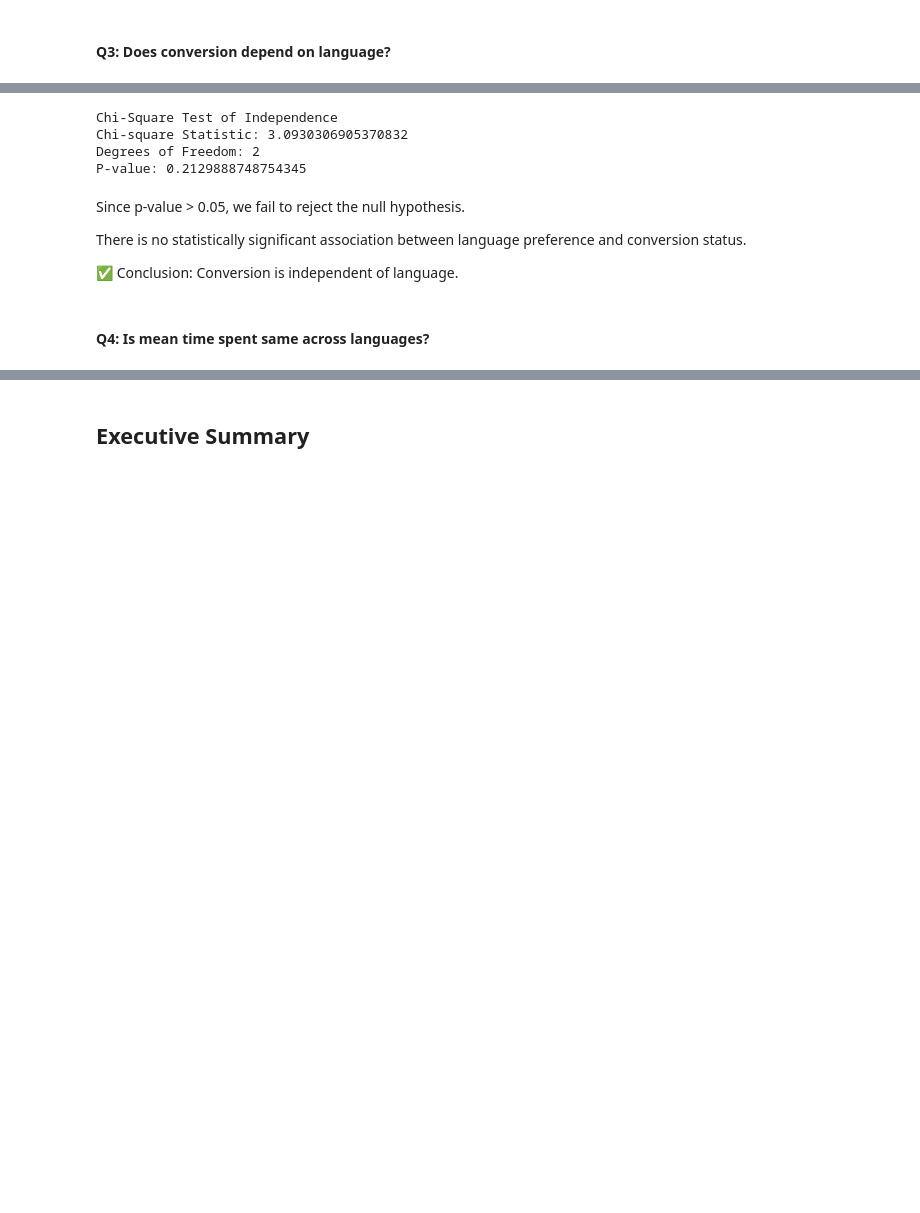
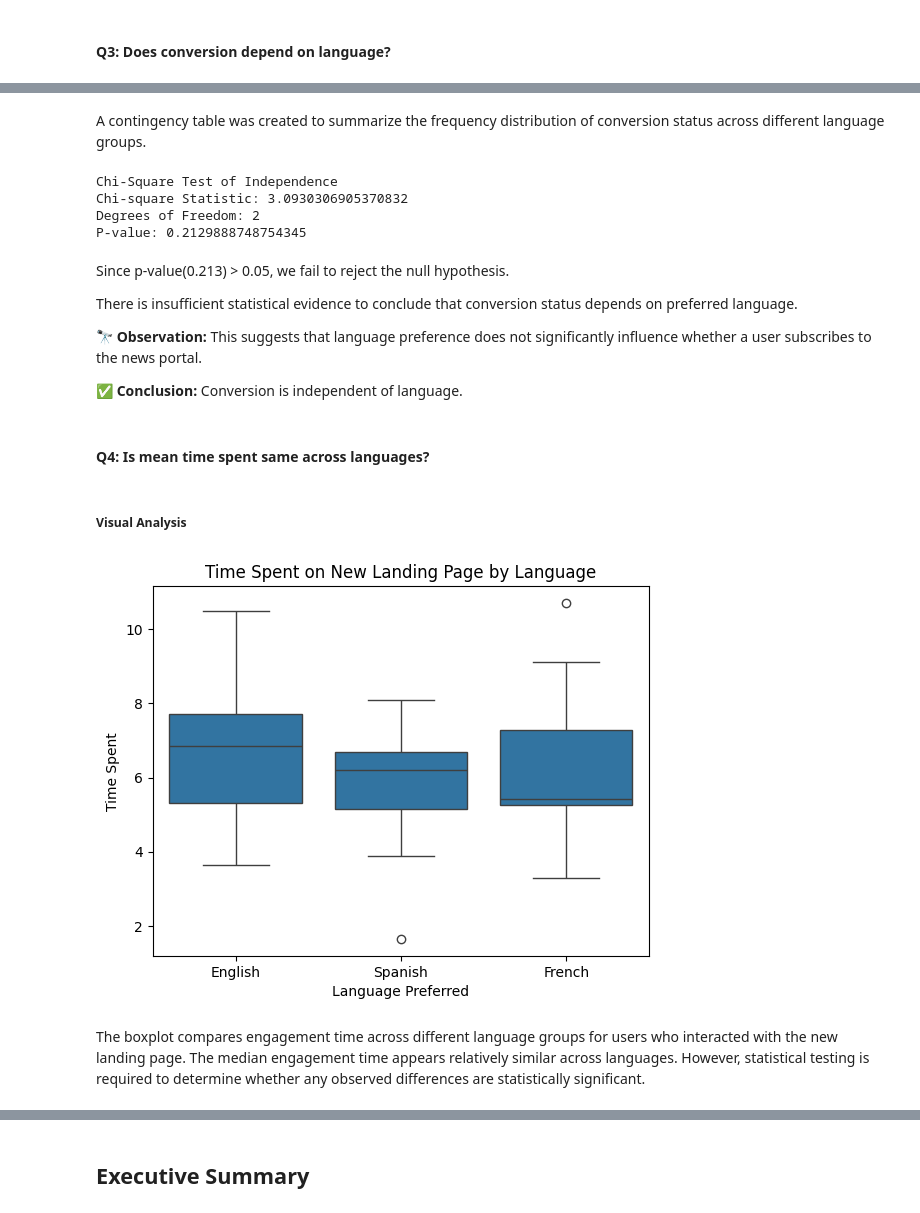
Before and after one commit to gs24/AIML, a Jupyter notebook: statistics/final project/solution.ipynb, the cells around one changed output, grey strips where cells are left out. Drawn from its saved outputs; the diff is of its cells as text; code cells hidden in the pictures; blank space fills up the shorter version.

```diff
--- a/statistics/final project/solution.ipynb
+++ b/statistics/final project/solution.ipynb
@@ -414,6 +437,8 @@ H1: They are associated
 from scipy.stats import chi2_contingency
 # %%
 contingency_table = pd.crosstab(df['language_preferred'], df['converted'])
+# %% [markdown]
+A contingency table was created to summarize the frequency distribution of conversion status across different language groups.
 # %%
 chi2_stat, p_value, dof, expected = chi2_contingency(contingency_table)
 # %%
@@ -427,11 +452,31 @@ Chi-square Statistic: 3.0930306905370832
 Degrees of Freedom: 2
 P-value: 0.2129888748754345
 # %% [markdown]
-Since p-value > 0.05, we fail to reject the null hypothesis.
+Since p-value(0.213) > 0.05, we fail to reject the null hypothesis.
 
-There is no statistically significant association between language preference and conversion status.
+There is insufficient statistical evidence to conclude that conversion status depends on preferred language.
 
-✅ Conclusion: Conversion is independent of language.
+
+🔭 **Observation:**  This suggests that language preference does not significantly influence whether a user subscribes to the news portal.
+
+
+✅ **Conclusion:** Conversion is independent of language.
 # %% [markdown]
-#### Q4: Is mean time spent same across languages?
+#### **Q4: Is mean time spent same across languages?**
+# %% [markdown]
+##### **Visual Analysis**
+# %%
+# creating a new dataframe for new landing page
+new_page_df = df[df['landing_page'] == 'new']
+
+# Visualizing the relationship between language_preferred and time_spent_on_the_page for new landing page
+sns.boxplot(data=new_page_df, x='language_preferred', y='time_spent_on_the_page')
+plt.title("Time Spent on New Landing Page by Language")
+plt.xlabel("Language Preferred")
+plt.ylabel("Time Spent")
+plt.show()
+# %% [output]
+[figure, added]
+# %% [markdown]
+The boxplot compares engagement time across different language groups for users who interacted with the new landing page. The median engagement time appears relatively similar across languages. However, statistical testing is required to determine whether any observed differences are statistically significant.
 # %% [markdown]
```
Also changed, not shown: parts of 27 cells of this notebook.
